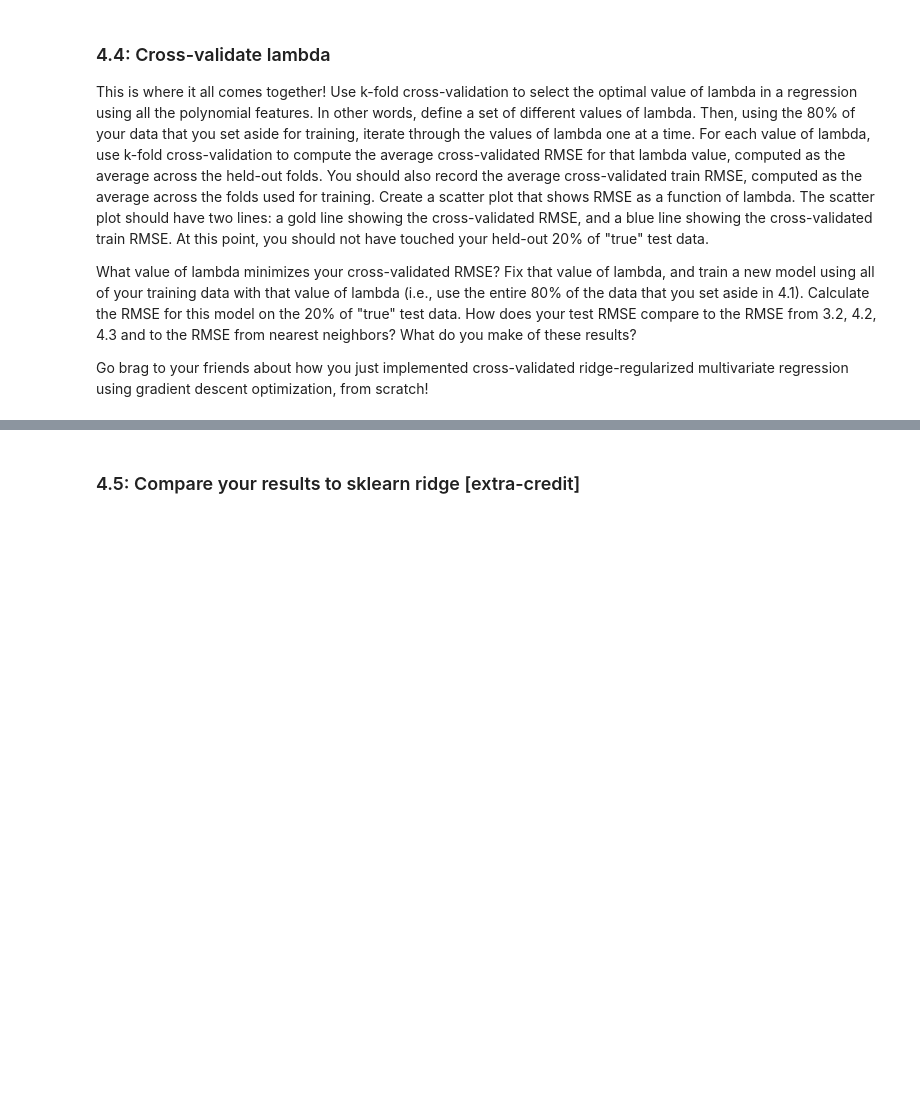
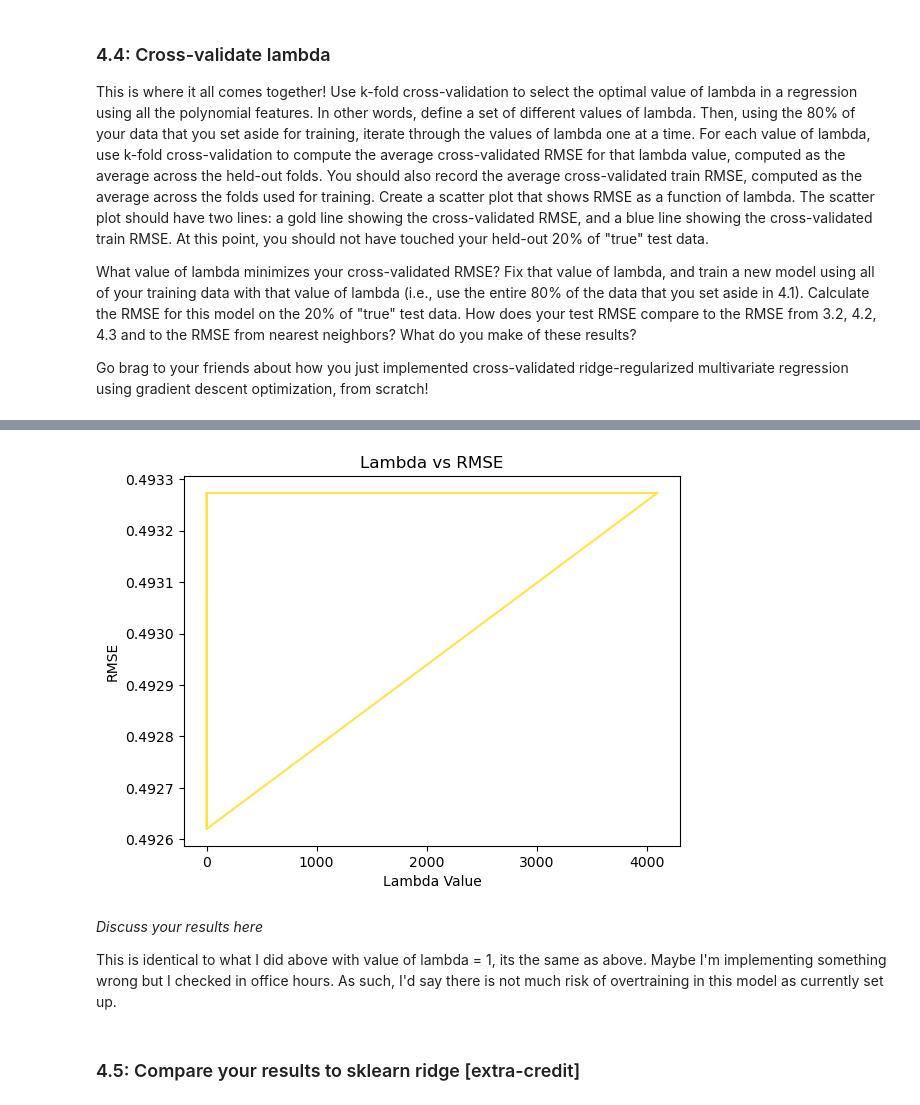
Before and after one commit to jatkins23/info251-aml-s24, a Jupyter notebook: psets/PS4/ATKINS_Jon-PS4.ipynb, the cells around one changed output, grey strips where cells are left out. Cells and saved outputs as stored; diff of their text form; code cells hidden in the pictures; blank space fills up the shorter version.

```diff
--- a/psets/PS4/ATKINS_Jon-PS4.ipynb
+++ b/psets/PS4/ATKINS_Jon-PS4.ipynb
@@ -734,7 +756,7 @@ def multivariate_regularized_ols(xvalue_matrix, yvalues, R=0.01, MaxIterations=1
         y_hat = np.dot(xvalue_matrix, beta)
 
         # Calculate Gradient
-        gradient = (np.dot(xvalue_matrix.T, y_hat - yvalues))/n
+        gradient = (np.dot(xvalue_matrix.T, (y_hat - yvalues)) + lmbda * np.hstack(([0], beta[1:]))) / n
 
         # Update
         beta = beta - R * gradient
@@ -759,12 +781,22 @@ def multivariate_regularized_ols(xvalue_matrix, yvalues, R=0.01, MaxIterations=1
     return beta[0], beta[1:]
 
 # Run it
-coefs_ridge = multivariate_regularized_ols(X_pf_norm, y.values, MaxIterations=10000, epsilon=.00001, add_intercept=True, lmbda=10000)
+coefs_ridge = multivariate_regularized_ols(X_pf_norm__train, y__train, MaxIterations=10000, epsilon=.00001, add_intercept=True, lmbda=10000)
 coefs_ridge
 
 # Predict
-y_hat_ridge = np.dot(X_pf_norm__plus_int, coefs_ridge)
+y_hat_ridge__train = np.dot(X_pf_norm__train_plus_int, coefs_ridge)
 
 # Compute RMSE
-compute_rmse(y_hat_ridge, y.values) # .4839
+rmse_train = compute_rmse(y_hat_ridge__train, y__train) # .4839
+
+# Predict test set
+y_hat_ridge__test = np.dot(X_pf_norm__test_plus_int, coefs_ridge)
+
+# Compute RMSE
+rmse_test = compute_rmse(y_hat_ridge__test, y__test) # .4839
+
+
+print(f"train RMSE: {rmse_train:.4f}")
+print(f"test RMSE:  {rmse_test:.4f}")
 # %% [output]
@@ -837,0 +959,5 @@ kf2 = KFold(n_splits=k, shuffle=True, random_state=1)
+# %%
+rmses_output = pd.DataFrame(np.stack([pd.DataFrame(lmbdas_storage[d]).mean() for d in lmbdas_storage.keys()]), index = lmbdas_storage.keys(), columns = ['train', 'test']) # Its really all identical
+
+rmses_output
+# Just really all identical, maybe I'm doing something wrong in my implementation but let's just choose l = 1
@@ -838,3 +982,26 @@ kf2 = KFold(n_splits=k, shuffle=True, random_state=1)
+# %%
+# The scatter plot should have two lines: a gold line showing the cross-validated RMSE,
+# and a blue line showing the cross-validated train RMSE.  At this point,
+# you should not have touched your held-out 20% of "true" test data.
+
+plt.plot(rmses_output.index.values, rmses_output['test'].values, c='gold', alpha = .7)
+
+plt.title('Lambda vs RMSE')
+plt.xlabel('Lambda Value')
+plt.ylabel('RMSE')
+
+plt.show()
+
+# What value of lambda minimizes your cross-validated RMSE?
+#  Fix that value of lambda, and train a new model using all of your training data with that value of lambda (i.e., use the entire 80% of the data that you set aside in 4.1).
+# Calculate the RMSE for this model on the 20% of "true" test data.
+# How does your test RMSE compare to the RMSE from 3.2, 4.2, 4.3 and to the RMSE from nearest neighbors? What do you make of these results?
+# %% [output]
+[figure, added]
+# %% [markdown]
+*Discuss your results here*
+
+This is identical to what I did above with value of lambda = 1, its the same as above. Maybe I'm implementing something wrong but I checked in office hours. As such, I'd say there is not much risk of overtraining in this model as currently set up.
 # %% [markdown]
 ### 4.5: Compare your results to sklearn ridge [extra-credit]
 # %% [markdown]
```
Also changed, not shown: parts of 22 cells of this notebook, 2 other files.
